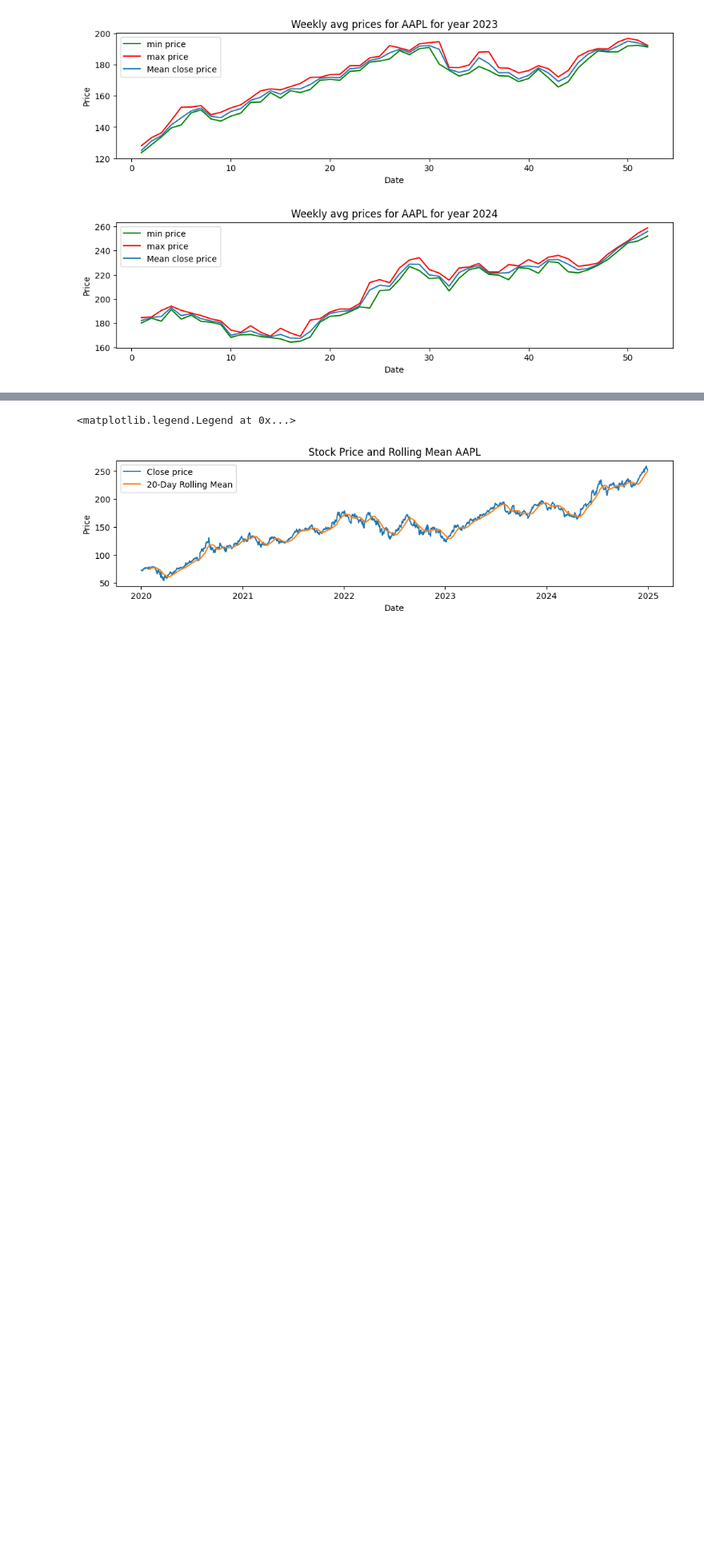
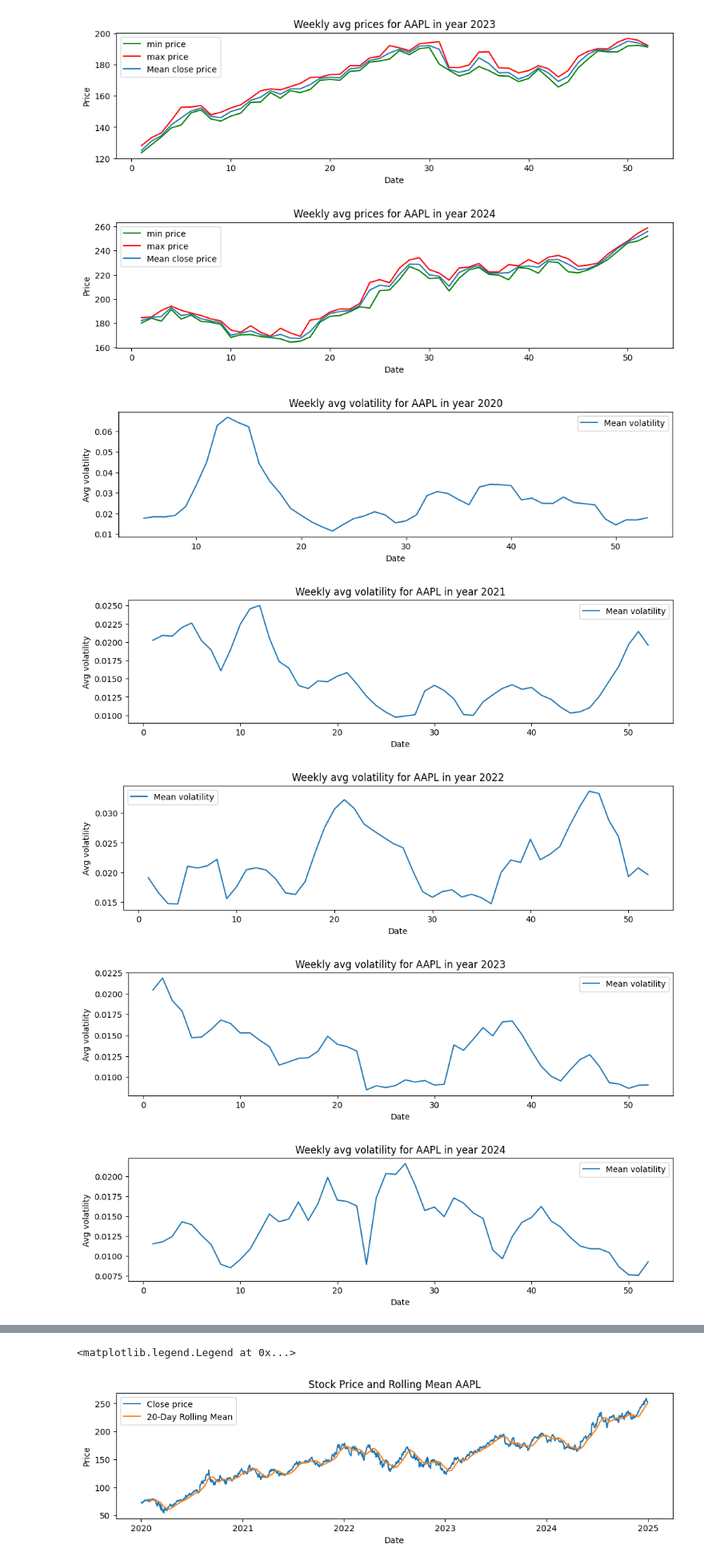
Before and after one commit to kgudalewski/Stocks_analysis, a Jupyter notebook: AAPL_stock_brief_analysis.ipynb, the cells around one changed output, grey strips where cells are left out. Shown at 80% size. Drawn from its saved outputs; the diff is of its cells as text; code cells hidden in the pictures; blank space fills up the shorter version.

Commit message:
Add checking for similarity in volatility by weeks

```diff
--- a/AAPL_stock_brief_analysis.ipynb
+++ b/AAPL_stock_brief_analysis.ipynb
@@ -131,7 +130,7 @@ for year in aggregated_df.index.get_level_values('Year').unique():
   plt.plot(year_data['min'], label='min price', color='green')
   plt.plot(year_data['max'], label='max price', color='red')
   plt.plot(year_data['mean'], label='Mean close price')
-  plt.title(f'Weekly avg prices for {ticker} for year {year}')
+  plt.title(f'Weekly avg prices for {ticker} in year {year}')
   plt.xlabel('Date')
   plt.ylabel('Price')
   plt.legend()
@@ -142,4 +141,25 @@ for year in aggregated_df.index.get_level_values('Year').unique():
 [figure]
 [figure]
 [figure]
+# %%
+volatility_df = data.groupby(['Year','Week'])['Volatility'].agg(['mean'])
+
+for year in volatility_df.index.get_level_values('Year').unique():
+
+  year_data = volatility_df.loc[year]
+  # Plot Adjusted Close price
+  plt.figure(figsize=(12, 6))
+  plt.subplot(2, 1, 1)  # 2 rows, 1 column, first subplot
+  plt.plot(year_data['mean'], label='Mean volatility')
+  plt.title(f'Weekly avg volatility for {ticker} in year {year}')
+  plt.xlabel('Date')
+  plt.ylabel('Avg volatility')
+  plt.legend()
+  plt.show()
+# %% [output]
+[figure, added]
+[figure, added]
+[figure, added]
+[figure, added]
+[figure, added]
 # %%
```
Also changed, not shown: parts of 6 cells of this notebook.
